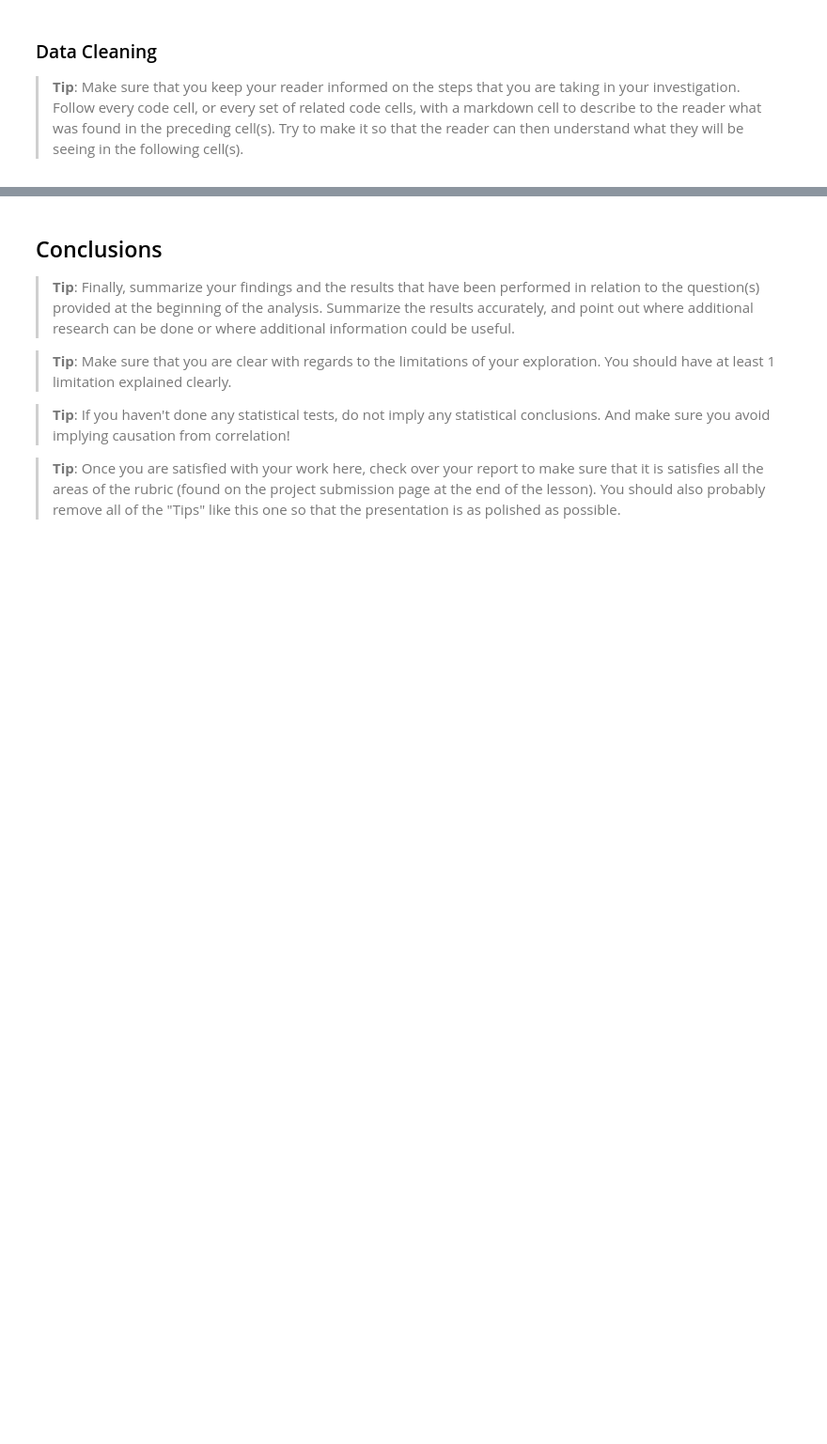
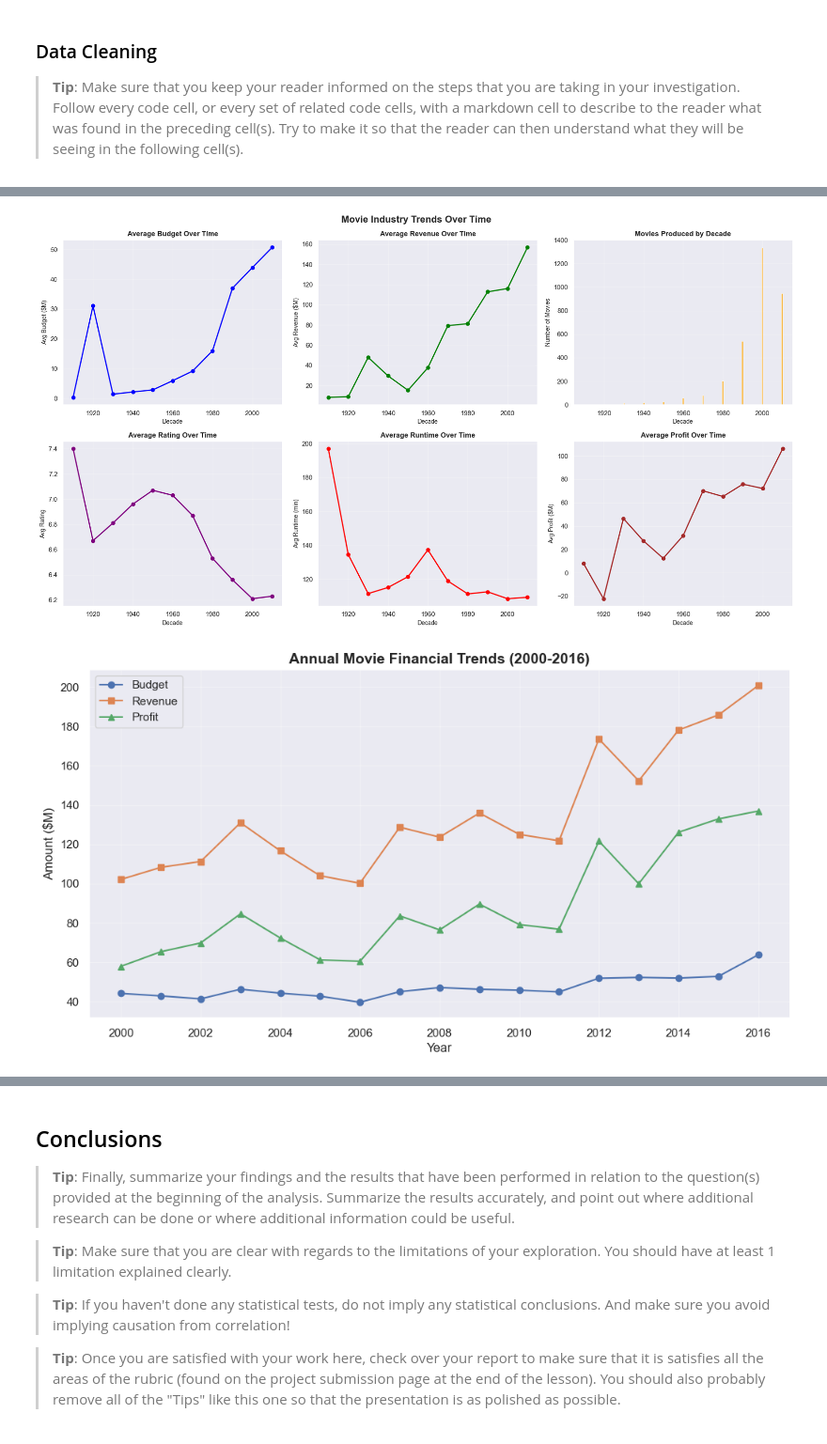
Before and after one commit to Bisan-Abdelrahim/DataAnalystProject1, a Jupyter notebook: Investigate_a_Dataset.ipynb, the cells around one changed output, grey strips where cells are left out. Shown at 94% size. Cells and saved outputs as stored; diff of their text form; code cells hidden in the pictures; blank space fills up the shorter version.

```diff
--- a/Investigate_a_Dataset.ipynb
+++ b/Investigate_a_Dataset.ipynb
@@ -99,0 +490,76 @@ df.columns
+# %%
+# Time-based analysis (trends over decades)
+# Group by decade for cleaner analysis
+df['decade'] = (df['release_year'] // 10) * 10
+
+# Calculate averages by decade
+decade_summary = df.groupby('decade').agg({
+    'budget': 'mean',
+    'revenue': 'mean',
+    'profit': 'mean',
+    'vote_average': 'mean',
+    'runtime': 'mean'
+}).round(2)
+
+# Add movie count per decade
+decade_summary['movie_count'] = df.groupby('decade').size()
+
+print("=== MOVIE TRENDS BY DECADE ===")
+print(decade_summary)
+
+# Visualize trends over time
+fig, axes = plt.subplots(2, 3, figsize=(18, 10))
+fig.suptitle('Movie Industry Trends Over Time', fontsize=16, fontweight='bold')
+
+# Budget trend
+axes[0,0].plot(decade_summary.index, decade_summary['budget']/1e6, marker='o', linewidth=2, color='blue')
+add_plot_formatting(axes[0,0], 'Average Budget Over Time', 'Decade', 'Avg Budget ($M)')
+
+# Revenue trend
+axes[0,1].plot(decade_summary.index, decade_summary['revenue']/1e6, marker='o', linewidth=2, color='green')
+add_plot_formatting(axes[0,1], 'Average Revenue Over Time', 'Decade', 'Avg Revenue ($M)')
+
+# Movie count trend
+axes[0,2].bar(decade_summary.index, decade_summary['movie_count'], color='orange', alpha=0.7)
+add_plot_formatting(axes[0,2], 'Movies Produced by Decade', 'Decade', 'Number of Movies')
+
+# Rating trend
+axes[1,0].plot(decade_summary.index, decade_summary['vote_average'], marker='o', linewidth=2, color='purple')
+add_plot_formatting(axes[1,0], 'Average Rating Over Time', 'Decade', 'Avg Rating')
+
+# Runtime trend
+axes[1,1].plot(decade_summary.index, decade_summary['runtime'], marker='o', linewidth=2, color='red')
+add_plot_formatting(axes[1,1], 'Average Runtime Over Time', 'Decade', 'Avg Runtime (min)')
+
+# Profit trend
+axes[1,2].plot(decade_summary.index, decade_summary['profit']/1e6, marker='o', linewidth=2, color='brown')
+add_plot_formatting(axes[1,2], 'Average Profit Over Time', 'Decade', 'Avg Profit ($M)')
+
+plt.tight_layout()
+plt.show()
+
+# Focus on recent decades (2000s onward) for more detailed yearly analysis
+recent_movies = df[df['release_year'] >= 2000]
+yearly_recent = recent_movies.groupby('release_year').agg({
+    'budget': 'mean',
+    'revenue': 'mean',
+    'profit': 'mean'
+}).round(2)
+
+# Plot recent trends
+plt.figure(figsize=(12, 6))
+plt.plot(yearly_recent.index, yearly_recent['budget']/1e6, label='Budget', marker='o')
+plt.plot(yearly_recent.index, yearly_recent['revenue']/1e6, label='Revenue', marker='s')
+plt.plot(yearly_recent.index, yearly_recent['profit']/1e6, label='Profit', marker='^')
+plt.title('Annual Movie Financial Trends (2000-2016)', fontsize=14, fontweight='bold')
+plt.xlabel('Year')
+plt.ylabel('Amount ($M)')
+plt.legend()
+plt.grid(True, alpha=0.3)
+plt.show()
+
+print(f"\nKey trend observations:")
+print(f"- Movie budgets increased dramatically from ${decade_summary.loc[1960, 'budget']/1e6:.1f}M in 1960s to ${decade_summary.loc[2010, 'budget']/1e6:.1f}M in 2010s")
+print(f"- Average ratings have remained relatively stable around 6-7")
+print(f"- Movie runtimes have increased slightly over time")
+# %% [output]
@@ -99,0 +583,2 @@ df.columns
+[figure, added]
+[figure, added]
```
Also changed, not shown: parts of 25 cells of this notebook.
